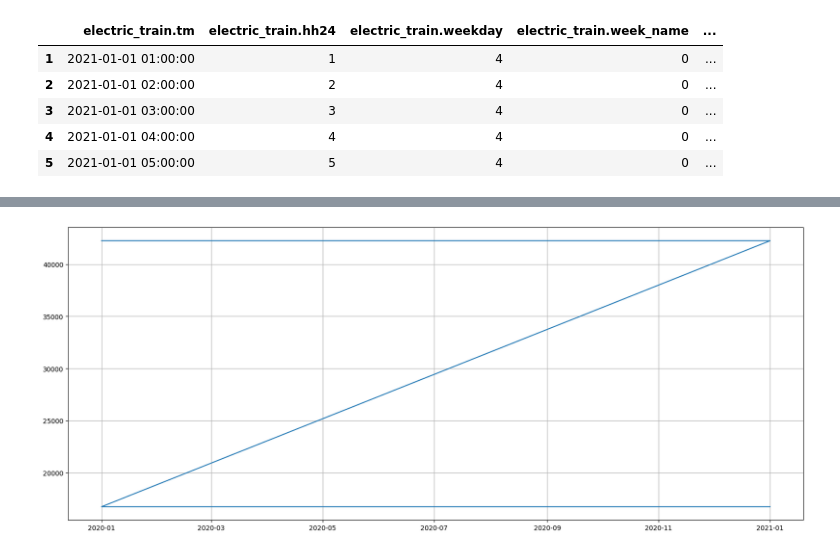
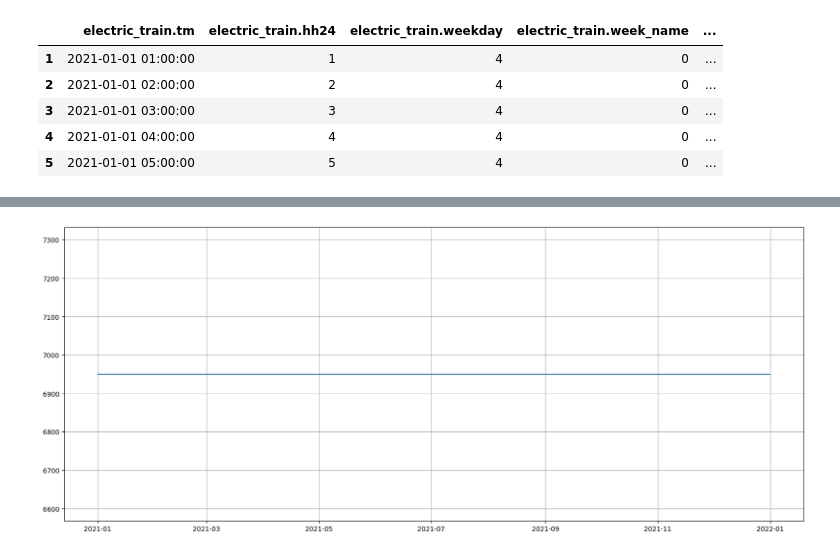
Before and after one commit to khw11044/contest, a Jupyter notebook: 1.data_analysis_6.ipynb, the cells around one changed output, grey strips where cells are left out. Drawn from its saved outputs; the diff is of its cells as text; code cells hidden in the pictures.

```diff
--- a/1.data_analysis_6.ipynb
+++ b/1.data_analysis_6.ipynb
@@ -52,3 +52,6 @@ df_new.head()
 | 3 | 2021-01-01 03:00:00 | 3 | 4 | 0 | ... |
 | 4 | 2021-01-01 04:00:00 | 4 | 4 | 0 | ... |
 | 5 | 2021-01-01 05:00:00 | 5 | 4 | 0 | ... |
+# %%
+df_new = df_new.sort_values(by='electric_train.tm')
+df_new.head()
@@ -119,0 +93,4 @@ df_2020[df_2020['electric_train.stn']==spots[0]]
+# %%
+spots_num = sorted(df_new['electric_train.num'].unique().tolist())
+print(len(spots_num))
+spots_num[:10]
@@ -119,0 +100,2 @@ df_2020[df_2020['electric_train.stn']==spots[0]]
+# %%
+df_0 = df_new[df_new['electric_train.num']==spots_num[0]]
@@ -120,7 +112,7 @@ df_2020[df_2020['electric_train.stn']==spots[0]]
 # %%
 plt.figure(figsize = (20,8))
-plt.plot('electric_train.tm', 'electric_train.sum_qctr', data = df_2020[df_2020['electric_train.stn']==spots[0]])
+plt.plot('electric_train.tm', 'electric_train.sum_qctr', data = df_0)
 plt.grid()
 plt.show()
 # %% [output]
-[figure, old version]
+[figure, new version]
```
Also changed, not shown: parts of 19 cells of this notebook, 3 other files.
